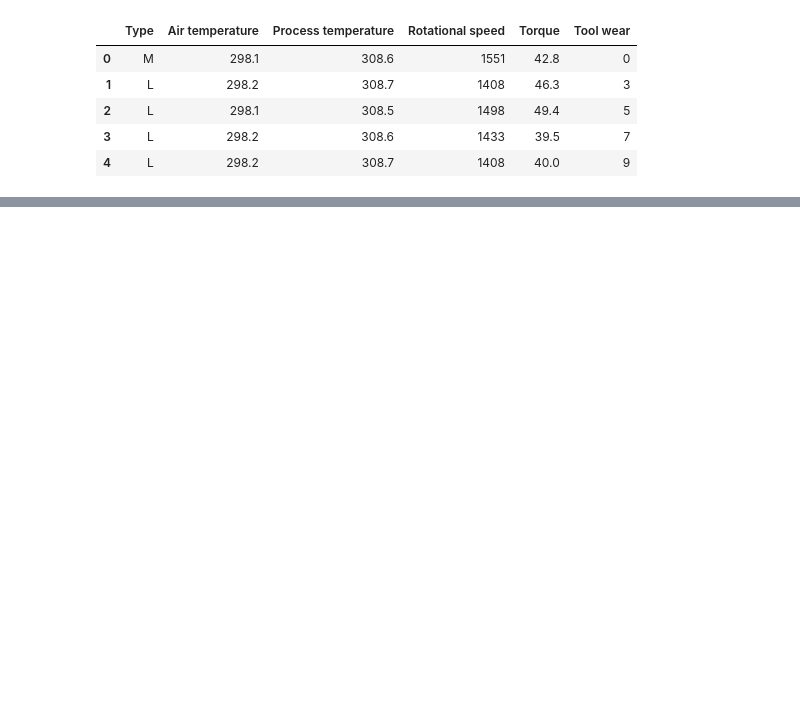
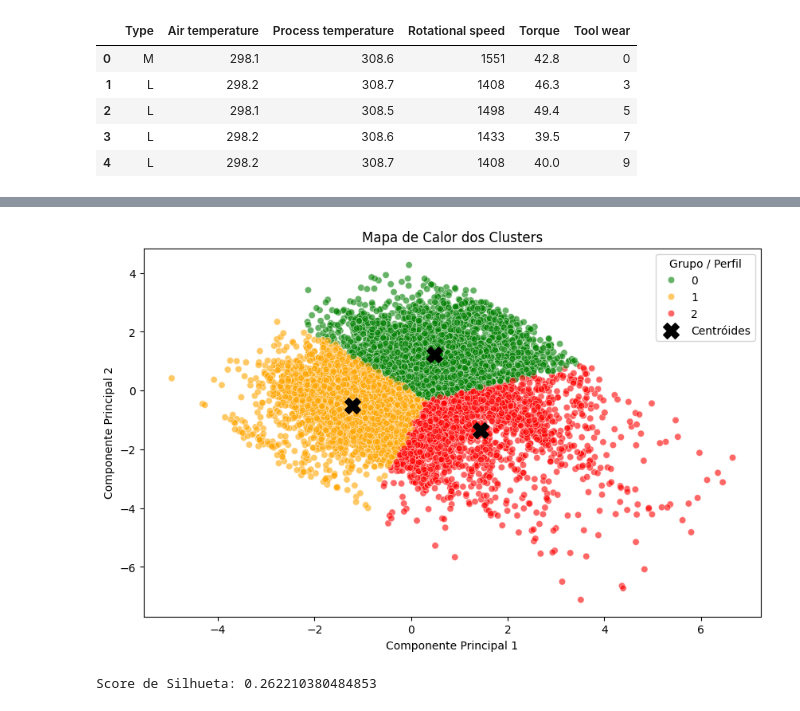
Before and after one commit to andre-savedra/MACHINE-LEARNING-2026, a Jupyter notebook: 3-NãoSupervisionado__k-Means/3_K_Means.ipynb, the cells around one changed output, grey strips where cells are left out. Saved outputs shown, nothing was run; the diff lists cells and outputs as text; code cells hidden in the pictures; blank space fills up the shorter version.

```diff
--- a/3-NãoSupervisionado__k-Means/3_K_Means.ipynb
+++ b/3-NãoSupervisionado__k-Means/3_K_Means.ipynb
@@ -43,0 +83,9 @@ display(df.head())
+# %%
+# define qual o k a ser usado baseado no método do cotovelo, e cria novamente o modelo
+k_used = 3
+model = KMeans(n_clusters=k_used, random_state=42, n_init=10)
+
+groups = model.fit_predict(x_data_scaled)
+print(f'Grupos criados: {groups}')
+df['Group'] = groups
+display(df.head())
@@ -43,0 +105,22 @@ display(df.head())
+# %%
+
+pca = PCA(n_components=2)
+x_2d = pca.fit_transform(x_data_scaled)
+
+plt.figure(figsize=(10, 6))
+sns.scatterplot(x=x_2d[:,0], y=x_2d[:,1], hue=df['Group'],
+                palette=['green','orange','red'],alpha=0.6)
+points_2d = pca.transform(model.cluster_centers_)
+plt.scatter(points_2d[:,0], points_2d[:,1], c='black', marker='X', s=200, label='Centróides')
+plt.title('Mapa de Calor dos Clusters')
+plt.xlabel('Componente Principal 1')
+plt.ylabel('Componente Principal 2')
+plt.legend(title='Grupo / Perfil')
+plt.show()
+# %% [output]
+[figure, added]
+# %%
+score = silhouette_score(x_data_scaled, groups)
+print(f'Score de Silhueta: {score}')
+# %% [output]
+Score de Silhueta: 0.262210380484853
```
Also changed, not shown: parts of 7 cells of this notebook.
